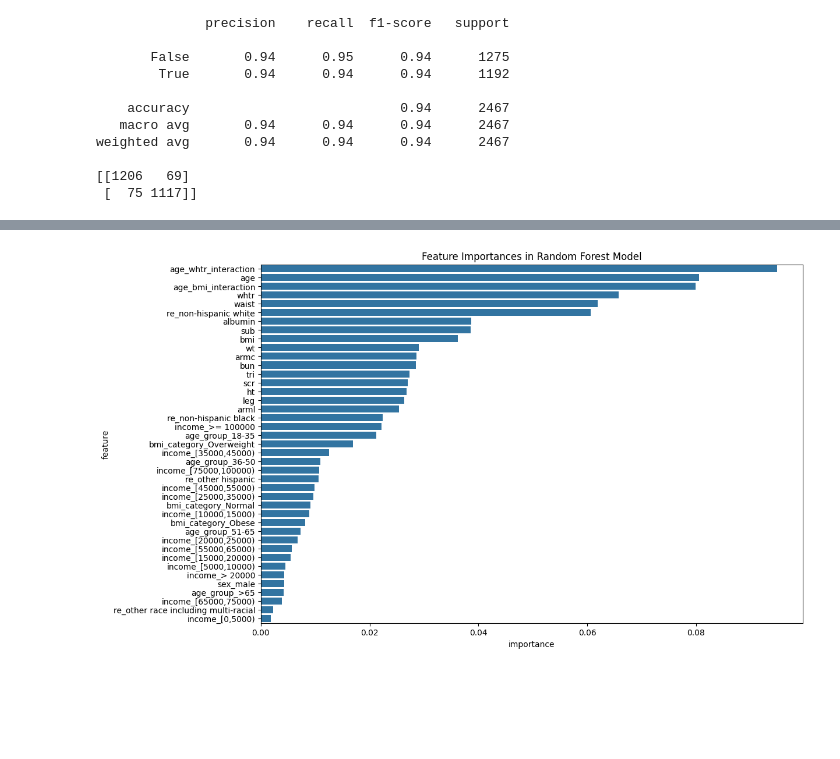
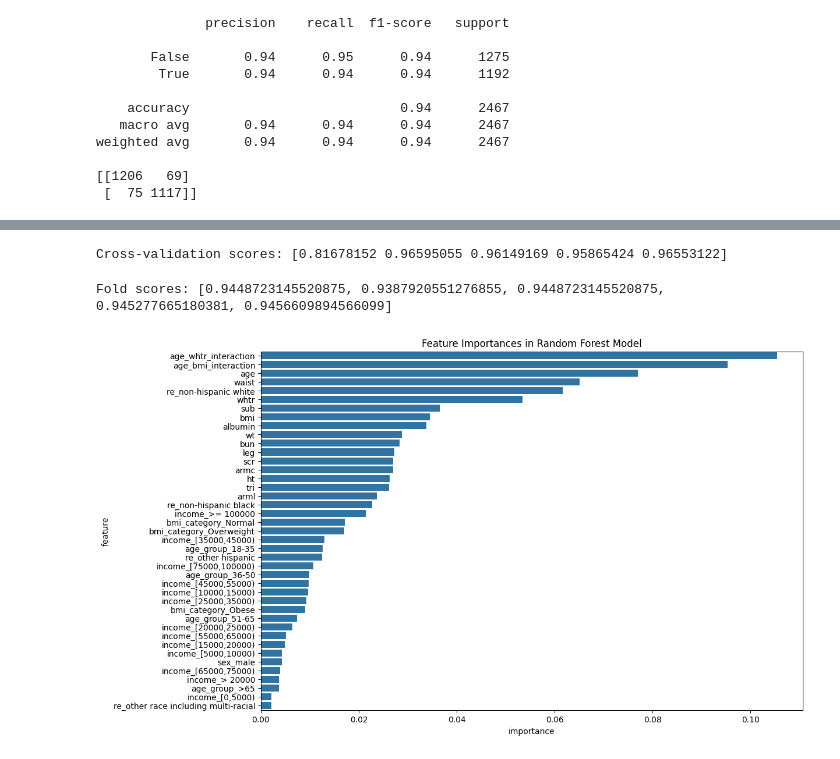
Before and after one commit to lulucopter/diabetes_pred_ML, a Jupyter notebook: ML_notebook.ipynb, the cells around one changed output, grey strips where cells are left out. Cells and saved outputs as stored; diff of their text form; code cells hidden in the pictures; blank space fills up the shorter version.

Commit message:
RF model has best performance. Include interpretability graphs for finetuned RF model

```diff
--- a/ML_notebook.ipynb
+++ b/ML_notebook.ipynb
@@ -750,0 +770,48 @@ evaluate_model(best_rf_model, X_test_res, y_test_res)
+# %%
+## Lets use RF Model as our main model.
+## Performing CV to validate stability of performance
+
+from sklearn.model_selection import cross_val_score
+
+# Perform cross-validation
+cv_scores = cross_val_score(best_rf_model, X_resampled, y_resampled, cv=5)
+print("Cross-validation scores:", cv_scores)
+# %% [output]
+Cross-validation scores: [0.81678152 0.96595055 0.96149169 0.95865424 0.96553122]
+# %%
+## The first fold is quite low, so lets investigate further.
+## This could hint that the model may be sensitive to the data input.
+
+# Custom k-fold so we can narrow down any specific folds
+
+from sklearn.model_selection import KFold
+import numpy as np
+
+# Number of splits
+n_splits = 5
+kf = KFold(n_splits=n_splits, shuffle=True, random_state=42)
+
+# Store the scores and fold data
+fold_scores = []
+fold_data = []
+
+for train_index, test_index in kf.split(X_resampled):
+    X_train_fold, X_test_fold = X_resampled.iloc[train_index], X_resampled.iloc[test_index]
+    y_train_fold, y_test_fold = y_resampled.iloc[train_index], y_resampled.iloc[test_index]
+
+    # Fit the model on this fold
+    rf_model.fit(X_train_fold, y_train_fold)
+
+    # Evaluate the model
+    score = rf_model.score(X_test_fold, y_test_fold)
+    fold_scores.append(score)
+
+    # Store test data of this fold
+    fold_data.append((X_test_fold, y_test_fold, score))
+
+# Print scores for each fold
+print("Fold scores:", fold_scores)
+
+## Outlier fold doesn't appear anymore. It may have been just an unlucky streak for the CV
+# %% [output]
+Fold scores: [0.9448723145520875, 0.9387920551276855, 0.9448723145520875, 0.945277665180381, 0.9456609894566099]
@@ -751,19 +832,22 @@ evaluate_model(best_rf_model, X_test_res, y_test_res)
 # %%
 import matplotlib.pyplot as plt
 
-# Get feature importances
-importances = rf_model.feature_importances_
+# Get feature importances of finetuned model
+importances = best_rf_model.feature_importances_
 
 # Convert the importances into a DataFrame
 feature_importances = pd.DataFrame({'feature': X_train_res.columns, 'importance': importances})
 
 # Sort the DataFrame by importance
 feature_importances = feature_importances.sort_values(by='importance', ascending=False)
 
 # Plotting
 plt.figure(figsize=(12,8))
 sns.barplot(x='importance', y='feature', data=feature_importances)
 plt.title('Feature Importances in Random Forest Model')
 plt.show()
+
+## The graph hints at which features contribute the most to diabetes prediction:
+# Top 3: Age & Waist Height ratio interaction, Age & BMI Interaction, Age
 # %% [output]
-[figure, old version]
+[figure, new version]
```
Also changed, not shown: parts of 6 cells of this notebook.
